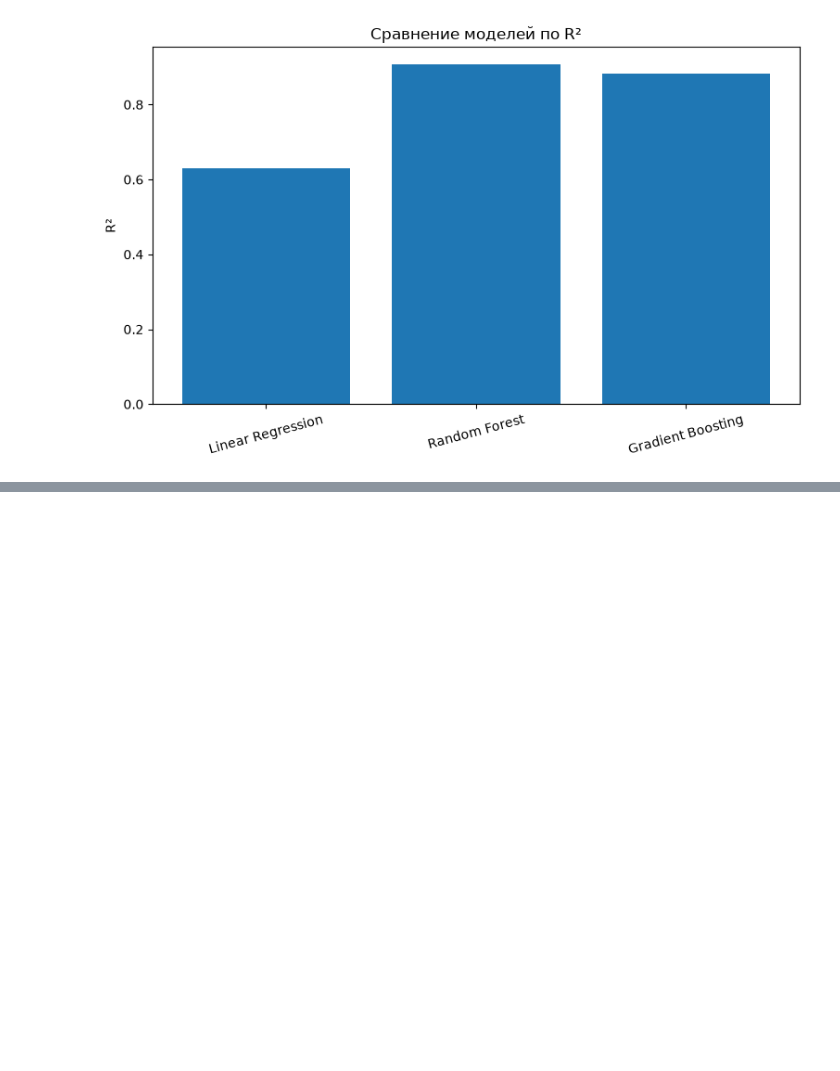
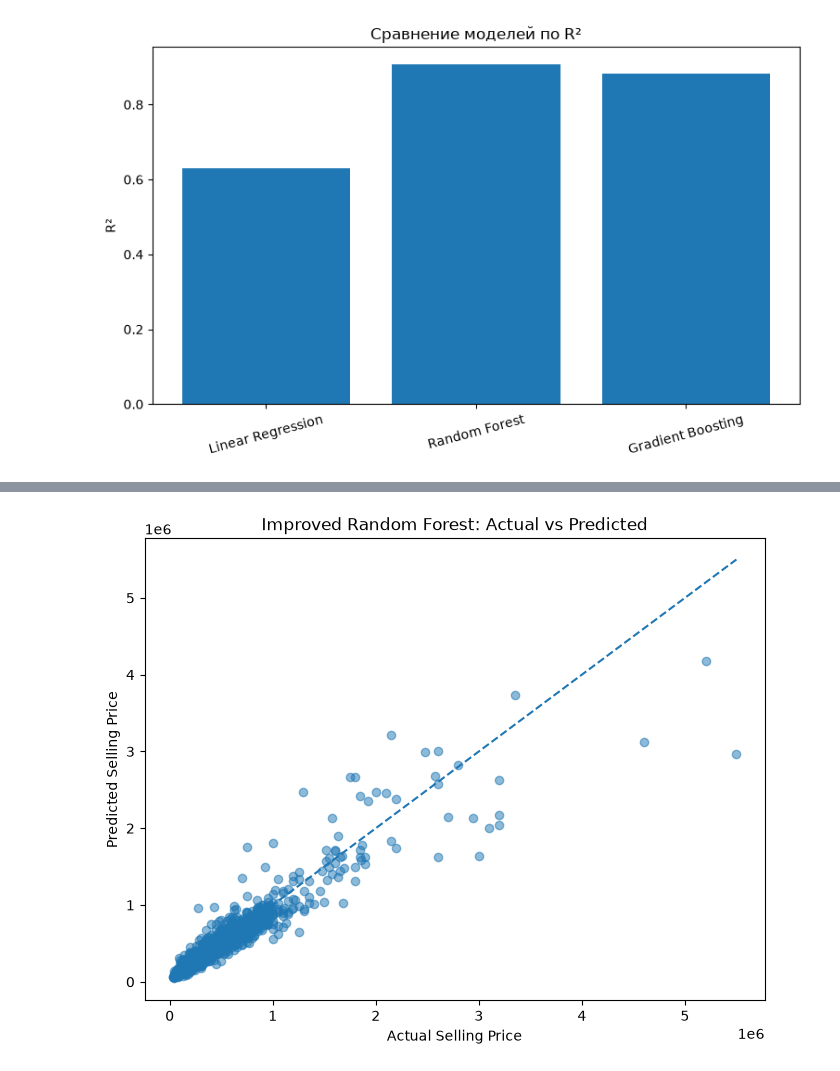
Before and after one commit to SheL16/car-price-prediction, a Jupyter notebook: notebooks/analysis.ipynb, the cells around one changed output, grey strips where cells are left out. Drawn from its saved outputs; the diff is of its cells as text; code cells hidden in the pictures; blank space fills up the shorter version.

```diff
--- a/notebooks/analysis.ipynb
+++ b/notebooks/analysis.ipynb
@@ -644,3 +644,24 @@ plt.xticks(rotation=15)
 plt.show()
 # %% [output]
 [figure]
+# %%
+improved_model = RandomForestRegressor(
+    n_estimators=300,
+    min_samples_leaf=2,
+    max_features="sqrt",
+    random_state=42,
+    n_jobs=-1
+)
+
+improved_model.fit(x_train_final, y_train)
+
+improved_pred = improved_model.predict(x_test_final)
+
+improved_mae = mean_absolute_error(y_test, improved_pred)
+improved_mape = mean_absolute_percentage_error(y_test, improved_pred)
+improved_r2 = r2_score(y_test, improved_pred)
+
+print("Improved Random Forest")
+print("MAE:", improved_mae)
+print("MAPE:", improved_mape)
+print("R²:", improved_r2)
@@ -646,0 +708,19 @@ plt.show()
+# %%
+plt.figure(figsize=(8, 6))
+plt.scatter(y_test, improved_pred, alpha=0.5)
+
+min_price = min(y_test.min(), improved_pred.min())
+max_price = max(y_test.max(), improved_pred.max())
+
+plt.plot(
+    [min_price, max_price],
+    [min_price, max_price],
+    linestyle="--"
+)
+
+plt.xlabel("Actual Selling Price")
+plt.ylabel("Predicted Selling Price")
+plt.title("Improved Random Forest: Actual vs Predicted")
+plt.show()
+# %% [output]
+[figure, added]
```
Also changed, not shown: parts of 8 cells of this notebook, 2 other files.
